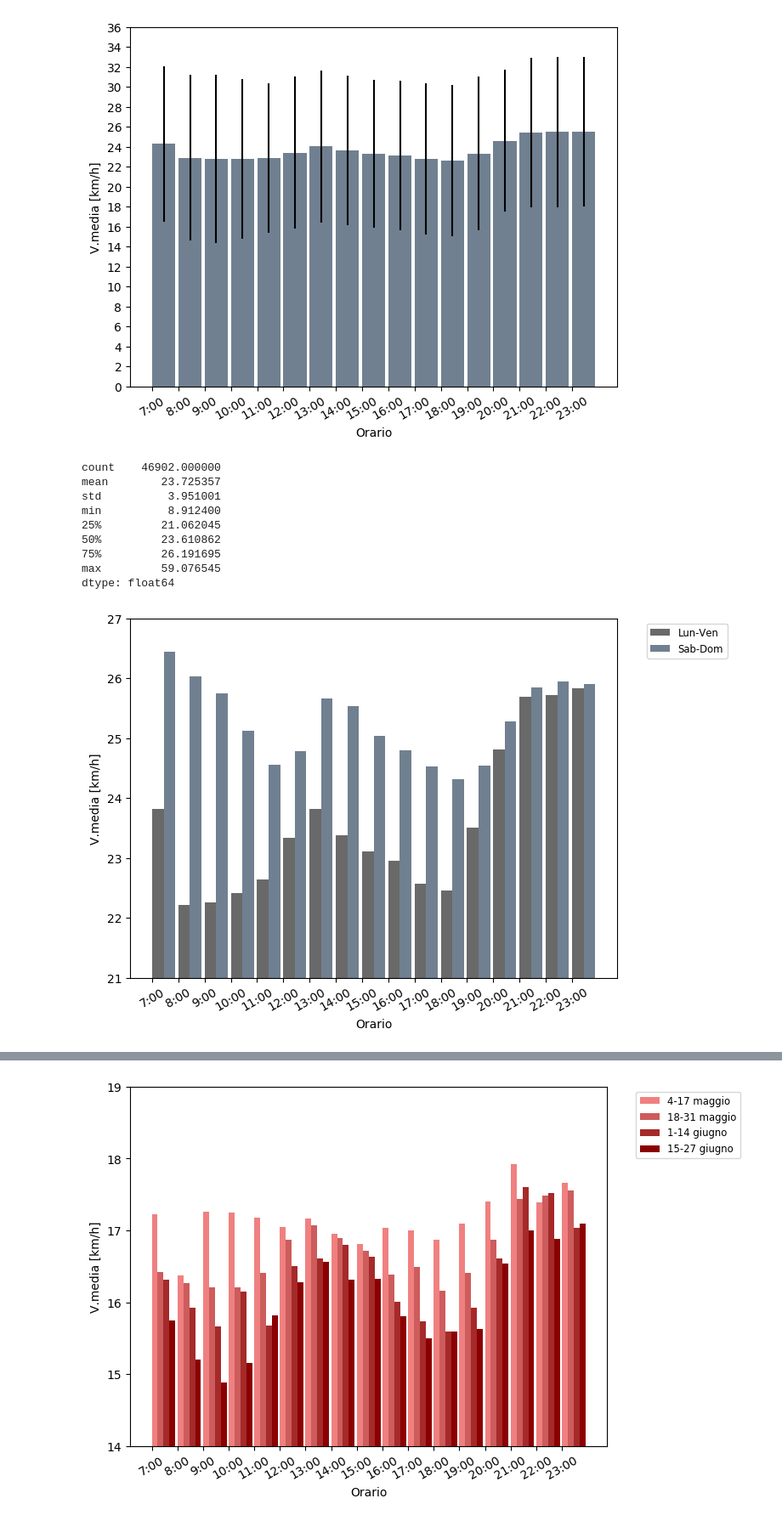
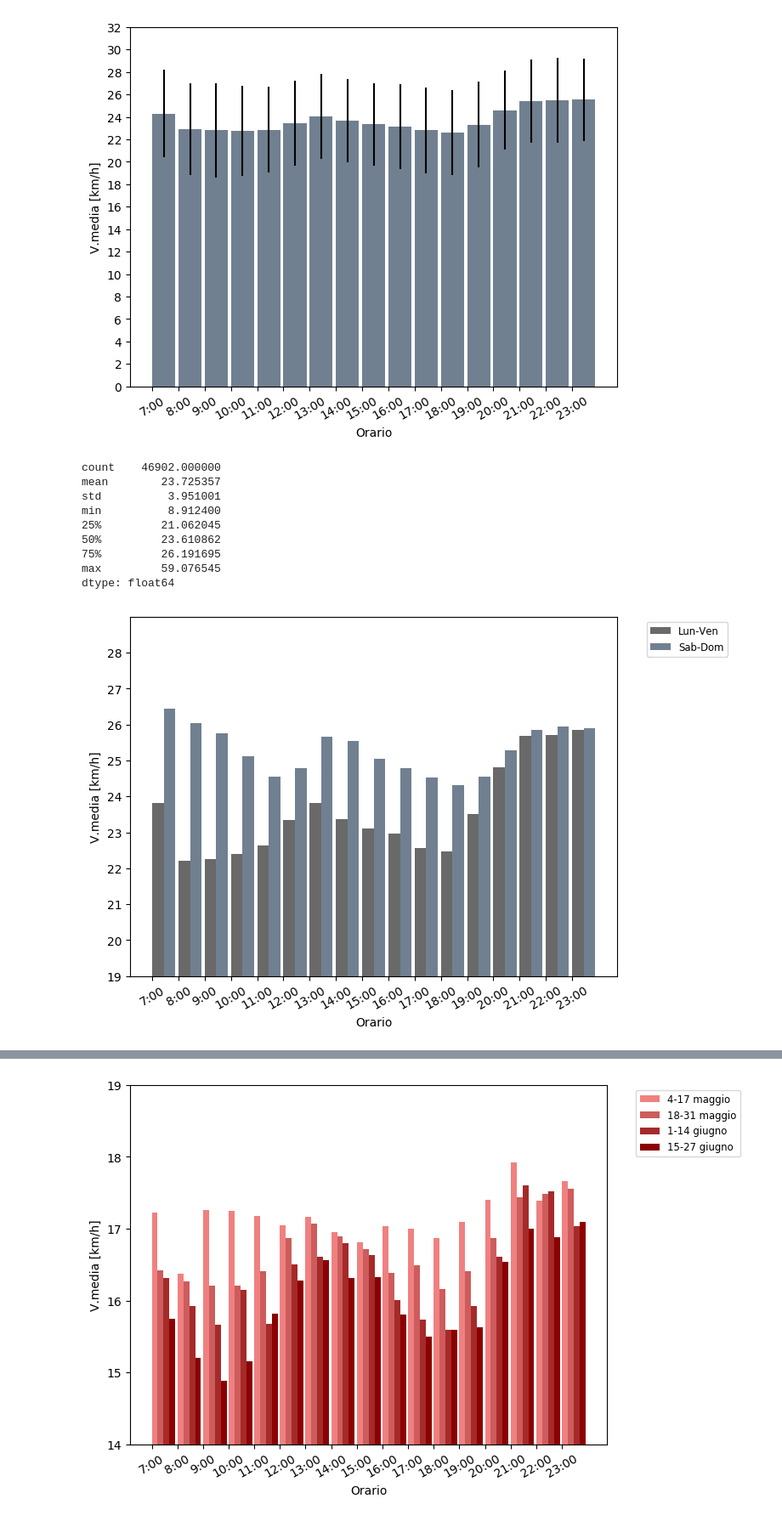
Before and after one commit to mmastrapasqua7/kowalskianalysis, a Jupyter notebook: jupyter/New/2_VariazioneVelocitaMediaOraria.ipynb, the cells around one changed output, grey strips where cells are left out. Shown at 85% size. Drawn from its saved outputs; the diff is of its cells as text; code cells hidden in the pictures.

```diff
--- a/jupyter/New/2_VariazioneVelocitaMediaOraria.ipynb
+++ b/jupyter/New/2_VariazioneVelocitaMediaOraria.ipynb
@@ -80,7 +80,7 @@ def vstd_giorno(df, mezzo):
     for ora in ore:
         tragitti_fascia_oraria = df[df['Hour'] == ora]
         velocita_media_oraria = (tragitti_fascia_oraria[distance_param] * 60.) / tragitti_fascia_oraria[mezzo]
-        vmedia_giorno_ore.append(2 * np.std(velocita_media_oraria, ddof=1))
+        vmedia_giorno_ore.append(np.std(velocita_media_oraria, ddof=1))
     return vmedia_giorno_ore
 
 def week_filters(df):
@@ -114,31 +114,31 @@ w, we = week_filters(tragitti)
 # %%
 tw_means, tw_std = vmedia_week_list(tragitti, 'Car'), np.round(vstd_giorno(tragitti, 'Car'), 1).tolist()
 
 ind = np.arange(len(tw_means))
 width = 0.88  # the width of the bars
 
 fig, ax = plt.subplots()
 rects1 = ax.bar(ind, tw_means, width, yerr=tw_std, label='', color='slategray', align='edge')
 
 fig.tight_layout()
 
 ax.set_xticks(ind)
 ax.set_xticklabels(myindex)
 
 plt.xlabel('Orario')
 plt.ylabel('V.media [km/h]')
 
 plt.legend(bbox_to_anchor=(1.05, 1), loc='upper left', fontsize='small')
-plt.yticks(range(0, 37, 2))
+plt.yticks(range(0, 33, 2))
 plt.setp(ax.get_xticklabels(), rotation=30, ha='center')
 
 plt.show()
 
 
 velocita_media = (tragitti[distance_param] * 60.) / tragitti['Car']
 velocita_media.describe()
 # %% [output]
-[figure, old version]
+[figure, new version]
 count    46902.000000
 mean        23.725357
 std          3.951001
@@ -170,11 +170,11 @@ plt.legend(bbox_to_anchor=(1.05, 1), loc='upper left', fontsize='small')
 
 plt.yticks(range(0, 29, 1))
 plt.setp(ax.get_xticklabels(), rotation=30)
-plt.ylim((21, 27))
+plt.ylim((19, 29))
 
 plt.show()
 # %% [output]
-[figure, old version]
+[figure, new version]
 # %%
 tw12 = vmedia_giorno(tragitti[(tragitti['Month'] == 5) & tragitti['Day'].between(4, 17)], 'Car')
 tw34 = vmedia_giorno(tragitti[(tragitti['Month'] == 5) & tragitti['Day'].between(18, 31)], 'Car')
```
Also changed, not shown: parts of 10 cells of this notebook, 15 other files.
